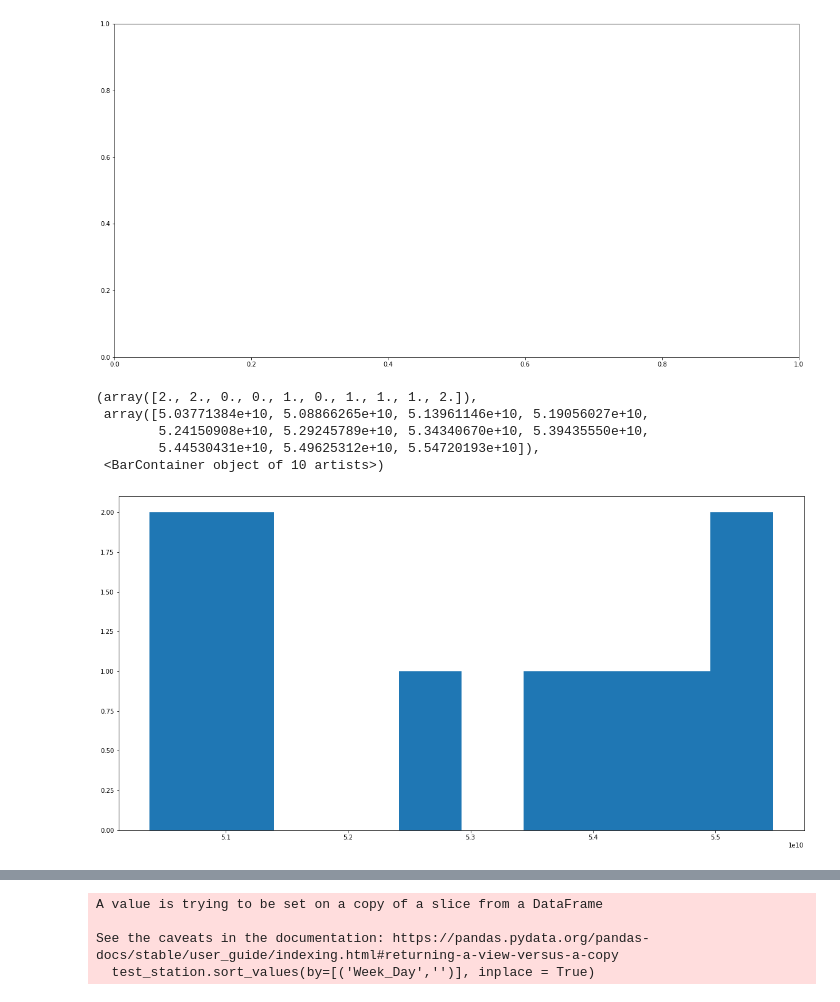
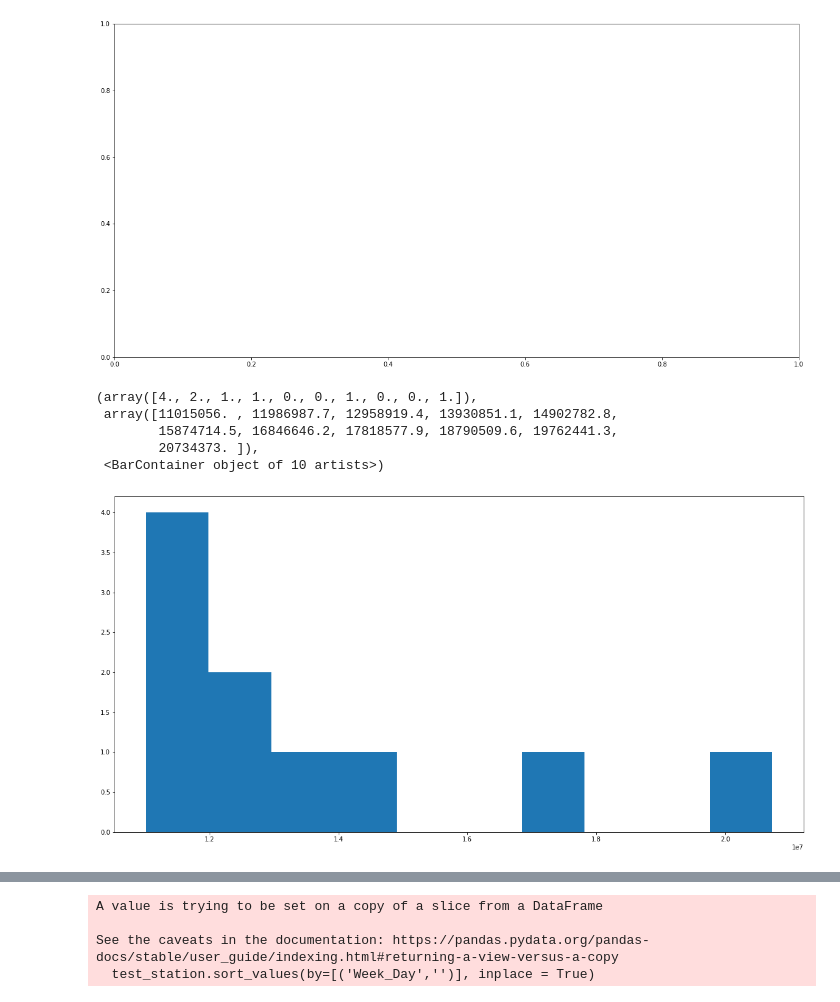
Before and after one commit to racheldilley1/mta-project-1, a Jupyter notebook: ritu_notebook.ipynb, the cells around one changed output, grey strips where cells are left out. Saved outputs shown, nothing was run; the diff lists cells and outputs as text; code cells hidden in the pictures.

```diff
--- a/ritu_notebook.ipynb
+++ b/ritu_notebook.ipynb
@@ -146,0 +175,7 @@ grouped.head()
+# %%
+grouped['Date'] = pd.to_datetime(grouped['Date'], cache=True)
+grouped['Week_Day'] = grouped['Date'].dt.day_name()
+grouped.drop(['ENTRIES_MIN','ENTRIES_MAX','EXITS_MIN','EXITS_MAX', 'ENTRIES_Total', 'EXITS_Total', ], axis=1)
+
+grouped = grouped[(np.abs(stats.zscore(grouped['Total_Traffic'])) < 3)] #filtering
+grouped.head()
@@ -165,6 +207,6 @@ test = 'A002R05102-00-0059 ST'
 test_df = grouped[grouped.iloc[:,1] == test]
 # %%
 grouped[('Date_Time','')] = pd.to_datetime(grouped[('DATE','')], cache=True)
-grouped[('Week_Day','')] = grouped[('Date_Time','')].dt.weekday
+grouped[('Week_Day','')] = grouped[('Date_Time','')].dt.day_name()
 grouped.head()
 # %% [output]
@@ -339,0 +390,14 @@ TypeError: Must provide 'func' or tuples of '(column, aggfunc).
+# %%
+grouped.head()
+Total_ridership = grouped.groupby(['Station']).Total_Traffic.sum().reset_index()
+# %%
+Total_ridership.sort_values(by=['Total_Traffic'],inplace = True, ascending = False)
+Total_ridership
+Top5 = Total_ridership['Station'][0:10].tolist()
+#if "CANAL ST" in Top5:
+ #   print("TRUE")
+#plt.hist(Total_ridership['Total_Traffic'])
+#station_grouped_filtered['STATION'].head()
+Top5_stations = grouped[grouped['Station'].isin(Top5)]
+Top5_stations
+Top5
@@ -411,30 +530,30 @@ TypeError: unhashable type: 'numpy.ndarray'
 # %%
 Row_list =[]
 indices = []
 
 # Iterate over each row
 for index, rows in Total_ridership[:10].iterrows():
     # Create list for the current row
 #    my_list =[rows.STATION, rows.Total_Traffic]
     my_list =rows.Total_Traffic
-    station_list = rows.STATION
+    station_list = rows.Station
     # append the list to the final list
     Row_list.append(my_list)
     indices.append(station_list)
 
 Row_list
 #plt.ylim(50000000000,56000000000)
 #plt.bar(Row_list)
 #plt.hist([[x for x in y] for y in Row_list])
 plt.hist(Row_list)
 #plt.xticks(rotation = 'vertical')
 # %% [output]
-(array([2., 2., 0., 0., 1., 0., 1., 1., 1., 2.]),
- array([5.03771384e+10, 5.08866265e+10, 5.13961146e+10, 5.19056027e+10,
-        5.24150908e+10, 5.29245789e+10, 5.34340670e+10, 5.39435550e+10,
-        5.44530431e+10, 5.49625312e+10, 5.54720193e+10]),
+(array([4., 2., 1., 1., 0., 0., 1., 0., 0., 1.]),
+ array([11015056. , 11986987.7, 12958919.4, 13930851.1, 14902782.8,
+        15874714.5, 16846646.2, 17818577.9, 18790509.6, 19762441.3,
+        20734373. ]),
  <BarContainer object of 10 artists>)
-[figure, old version]
+[figure, new version]
 # %%
 indices
 # %% [output]
```
Also changed, not shown: parts of 20 cells of this notebook.
